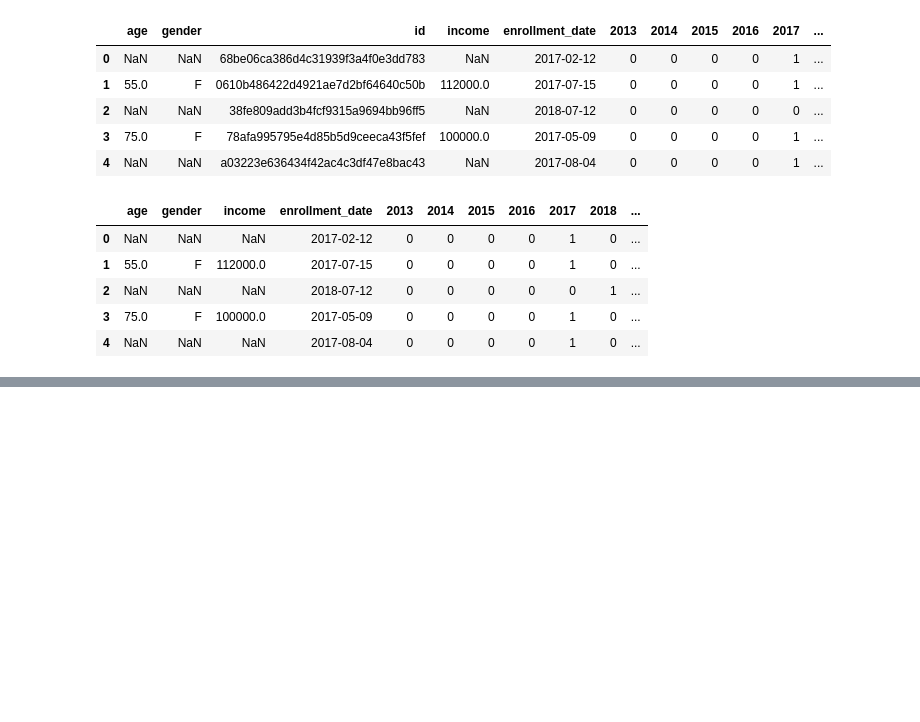
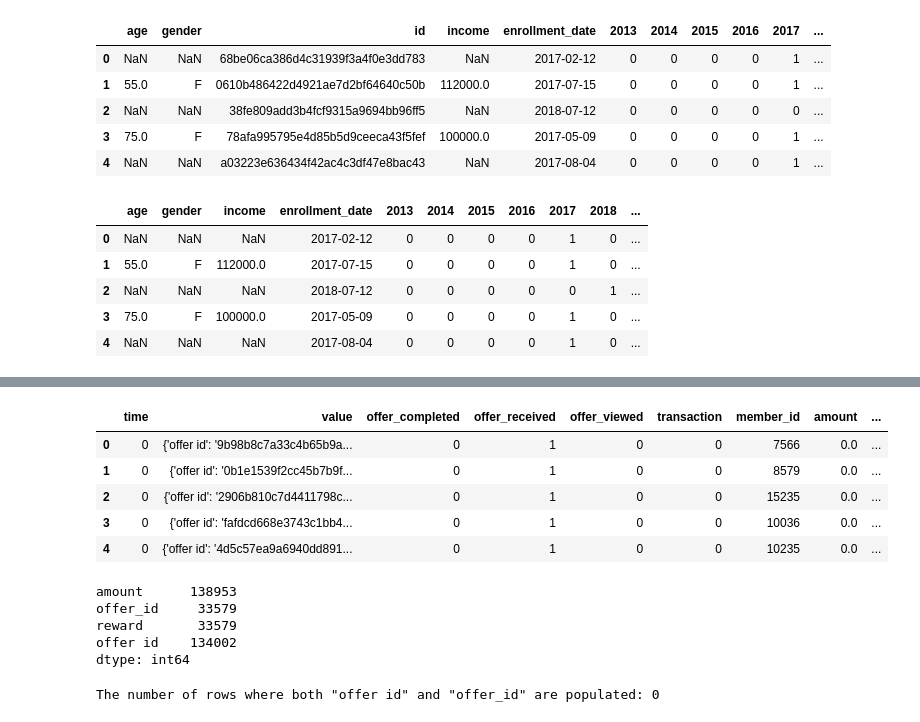
Before and after one commit to blowe615/starbucks_offers, a Jupyter notebook: starbucks_offers.ipynb, the cells around one changed output, grey strips where cells are left out. Saved outputs shown, nothing was run; the diff lists cells and outputs as text; code cells hidden in the pictures; blank space fills up the shorter version.

```diff
--- a/starbucks_offers.ipynb
+++ b/starbucks_offers.ipynb
@@ -512,0 +609,27 @@ member_id_dict_inv = id_mapper_inverse(member_id_dict)
+# %%
+# check that the pickle file can load properly
+transcript_encoded = pickle.load(open('transcript_encoded.p','rb'))
+
+# preview the dataframe loaded from the pickle file
+transcript_encoded.head()
+# %% [output]
+|  | time | value | offer_completed | offer_received | offer_viewed | transaction | member_id | amount | ... |
+| 0 | 0 | {'offer id': '9b98b8c7a33c4b65b9a... | 0 | 1 | 0 | 0 | 7566 | 0.0 | ... |
+| 1 | 0 | {'offer id': '0b1e1539f2cc45b7b9f... | 0 | 1 | 0 | 0 | 8579 | 0.0 | ... |
+| 2 | 0 | {'offer id': '2906b810c7d4411798c... | 0 | 1 | 0 | 0 | 15235 | 0.0 | ... |
+| 3 | 0 | {'offer id': 'fafdcd668e3743c1bb4... | 0 | 1 | 0 | 0 | 10036 | 0.0 | ... |
+| 4 | 0 | {'offer id': '4d5c57ea9a6940dd891... | 0 | 1 | 0 | 0 | 10235 | 0.0 | ... |
+# %%
+(transcript_encoded.iloc[:,-4:] != 0).sum()
+# %% [output]
+amount      138953
+offer_id     33579
+reward       33579
+offer id    134002
+dtype: int64
+# %%
+# check if there are any rows where 'offer id' and 'offer_id' are populated
+print('The number of rows where both "offer id" and "offer_id" are populated:',
+      ((transcript_encoded.loc[:,'offer id'] !=0) & (transcript_encoded.loc[:,'offer_id'] !=0)).sum())
+# %% [output]
+The number of rows where both "offer id" and "offer_id" are populated: 0
```
Also changed, not shown: parts of 16 cells of this notebook.
